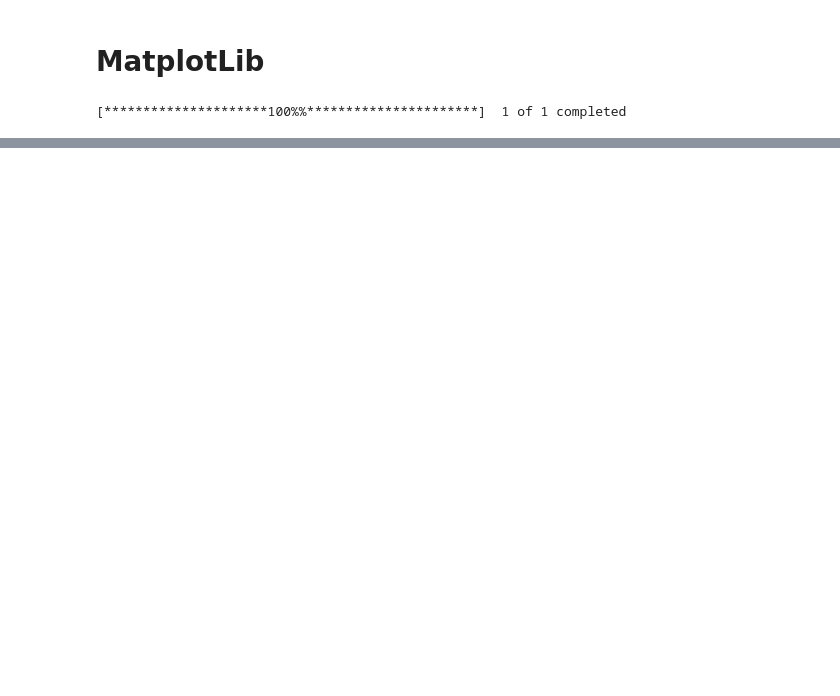
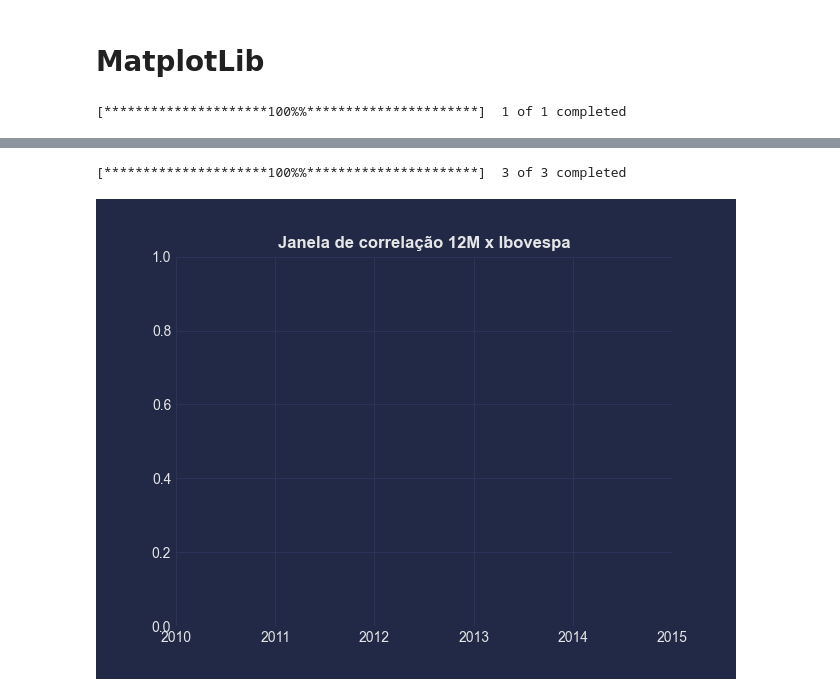
Before and after one commit to Moscarde/PythonDados, a Jupyter notebook: Modulo 5/Aula 14.ipynb, the cells around one changed output, grey strips where cells are left out. Cells and saved outputs as stored; diff of their text form; code cells hidden in the pictures; blank space fills up the shorter version.

```diff
--- a/Modulo 5/Aula 14.ipynb
+++ b/Modulo 5/Aula 14.ipynb
@@ -67,0 +71,37 @@ a
+# %%
+#gabarito 109
+acoes = ["WEGE3.SA", 'VALE3.SA', '^BVSP']
+
+cotacoes = yf.download(acoes, '2009-01-01', "2015-01-01")['Adj Close']
+
+retornos = cotacoes.pct_change().dropna()
+
+acoes.remove("^BVSP")
+
+janela_cor_weg = retornos['WEGE3.SA'].rolling(252).corr(retornos['^BVSP']).dropna()
+janela_cor_vale = retornos['VALE3.SA'].rolling(252).corr(retornos['^BVSP']).dropna()
+
+janela_cor_weg = janela_cor_weg.resample("M").last()
+janela_cor_vale = janela_cor_vale.resample("M").last()
+
+
+fig, ax = plt.subplots()
+
+ax.set_xlim(date(2010, 1, 1), date(2015, 1, 1))
+ax.set_ylim(0, 1)
+ax.set_title("Janela de correlação 12M x Ibovespa", fontweight = 'bold')
+
+def animate(i):
+
+    data = janela_cor_weg.iloc[:int(i+1)]
+    weg = ax.plot(data.index, data.values, color = '#00FFFF', label = "WEGE3")
+    data = janela_cor_vale.iloc[:int(i+1)]
+    weg = ax.plot(data.index, data.values, color = 'fuchsia', label = "VALE3")
+
+    if i == 0:
+        ax.legend(["WEGE3", "VALE3"], loc= 'lower left')
+
+ani = FuncAnimation(fig, animate, frames = range(0, len(cotacoes)), interval= 10, repeat = False)
+# %% [output]
+[*********************100%%**********************]  3 of 3 completed
+[figure, added]
```
Also changed, not shown: parts of 4 cells of this notebook, 9 other files.
